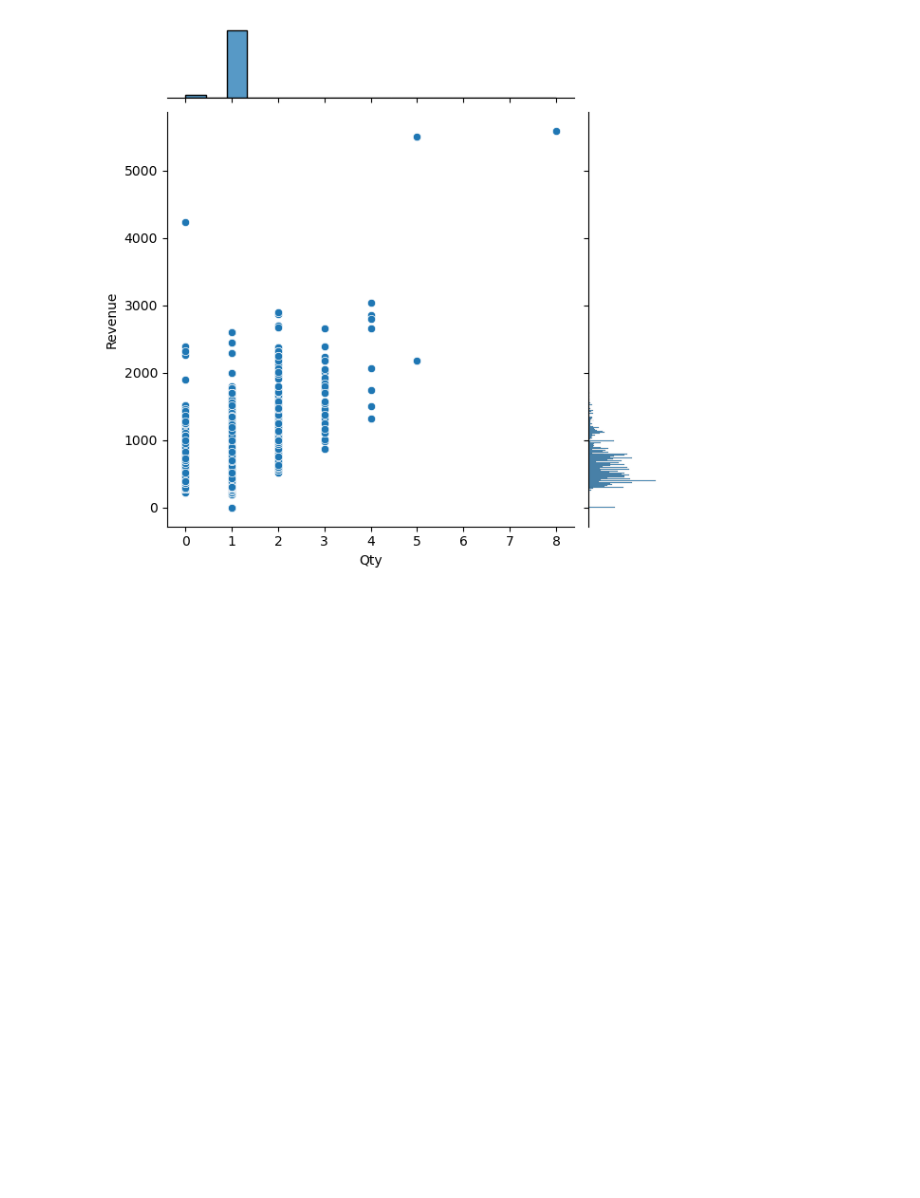
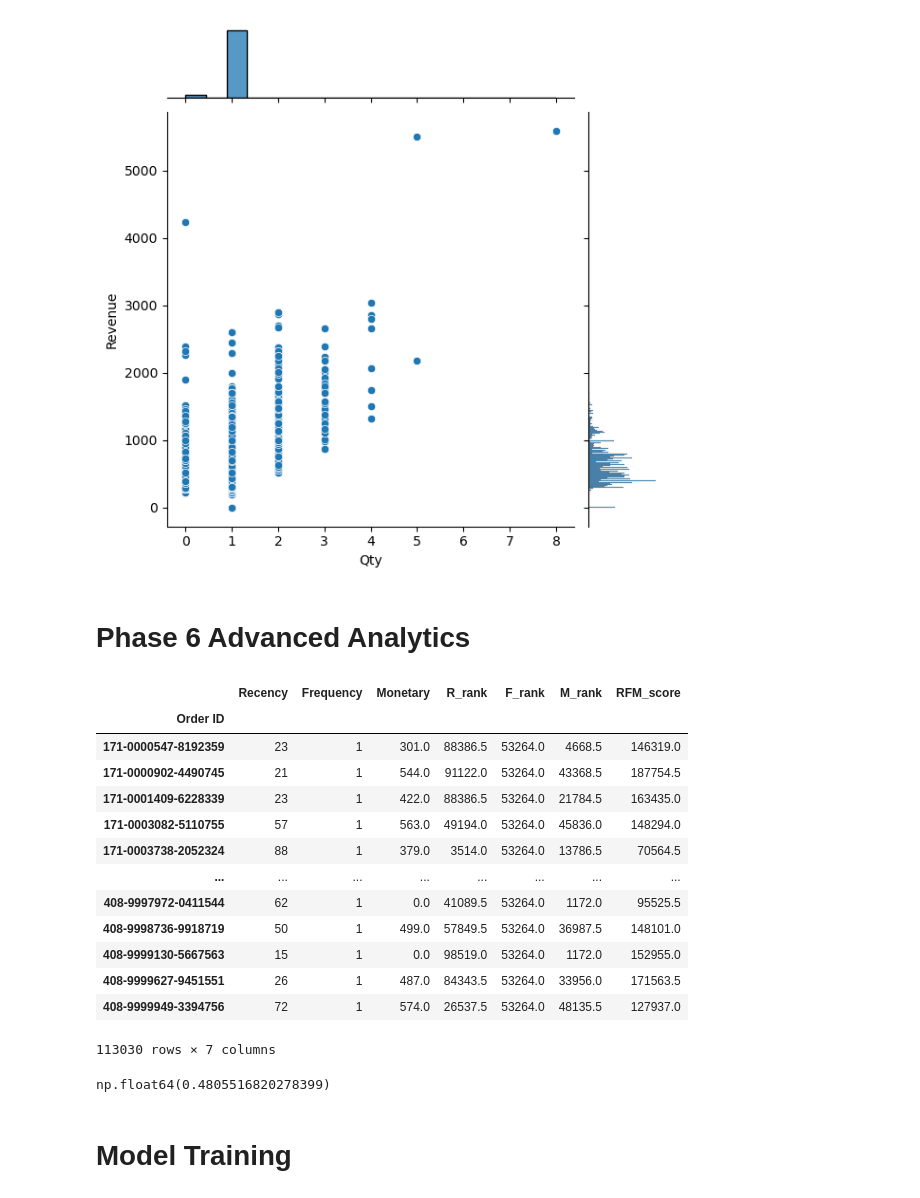
Before and after one commit to Yobil-Job/Ecommerece_Bussines_Intelligence, a Jupyter notebook: Ecommerce_Bussines_Intelligence.ipynb, the cells around one changed output. Drawn from its saved outputs; the diff is of its cells as text; code cells hidden in the pictures; blank space fills up the shorter version.

```diff
--- a/Ecommerce_Bussines_Intelligence.ipynb
+++ b/Ecommerce_Bussines_Intelligence.ipynb
@@ -831,3 +831,26 @@ sns.jointplot(
 plt.show()
 # %% [output]
 [figure]
+# %% [markdown]
+# Phase 6 Advanced Analytics
+# %%
+import datetime as dt
+
+# Recency
+Amazon_Sale_Report['Date'] = pd.to_datetime(Amazon_Sale_Report['Date'])
+
+snapshot_date = Amazon_Sale_Report['Date'].max() + dt.timedelta(days=1)
+
+rfm = Amazon_Sale_Report.groupby('Order ID').agg({
+    'Date': lambda x: (snapshot_date - x.max()).days,
+    'Order ID': 'count',
+    'Revenue': 'sum'
+})
+
+rfm.columns = ['Recency','Frequency','Monetary']
+# %%
+rfm['R_rank'] = rfm['Recency'].rank(ascending=False)
+rfm['F_rank'] = rfm['Frequency'].rank()
+rfm['M_rank'] = rfm['Monetary'].rank()
+
+rfm['RFM_score'] = rfm[['R_rank','F_rank','M_rank']].sum(axis=1)
@@ -833,0 +859,23 @@ plt.show()
+# %%
+rfm
+# %% [output]
+|  | Recency | Frequency | Monetary | R_rank | F_rank | M_rank | RFM_score |
+| Order ID |  |  |  |  |  |  |  |
+| 171-0000547-8192359 | 23 | 1 | 301.0 | 88386.5 | 53264.0 | 4668.5 | 146319.0 |
+| 171-0000902-4490745 | 21 | 1 | 544.0 | 91122.0 | 53264.0 | 43368.5 | 187754.5 |
+| 171-0001409-6228339 | 23 | 1 | 422.0 | 88386.5 | 53264.0 | 21784.5 | 163435.0 |
+| 171-0003082-5110755 | 57 | 1 | 563.0 | 49194.0 | 53264.0 | 45836.0 | 148294.0 |
+| 171-0003738-2052324 | 88 | 1 | 379.0 | 3514.0 | 53264.0 | 13786.5 | 70564.5 |
+| ... | ... | ... | ... | ... | ... | ... | ... |
+| 408-9997972-0411544 | 62 | 1 | 0.0 | 41089.5 | 53264.0 | 1172.0 | 95525.5 |
+| 408-9998736-9918719 | 50 | 1 | 499.0 | 57849.5 | 53264.0 | 36987.5 | 148101.0 |
+| 408-9999130-5667563 | 15 | 1 | 0.0 | 98519.0 | 53264.0 | 1172.0 | 152955.0 |
+| 408-9999627-9451551 | 26 | 1 | 487.0 | 84343.5 | 53264.0 | 33956.0 | 171563.5 |
+| 408-9999949-3394756 | 72 | 1 | 574.0 | 26537.5 | 53264.0 | 48135.5 | 127937.0 |
+113030 rows × 7 columns
+# %%
+inventory_turnover
+# %% [output]
+np.float64(0.4805516820278399)
+# %% [markdown]
+#  Model Training
```
Also changed, not shown: parts of 7 cells of this notebook, 3 other files.
